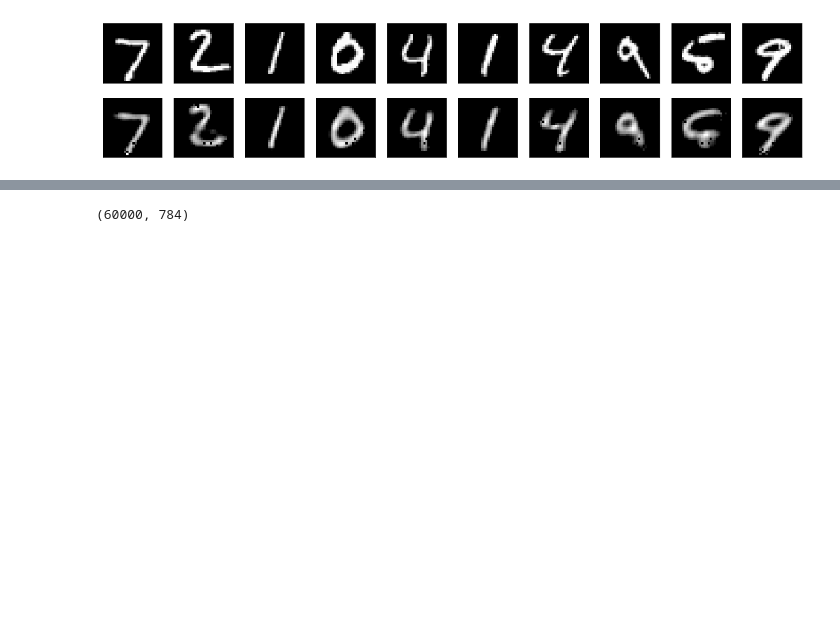
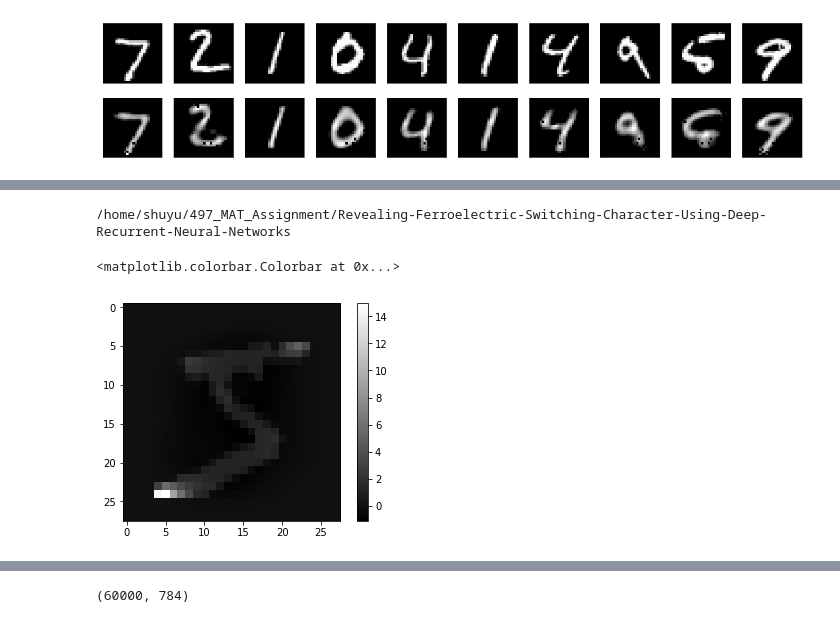
Before and after one commit to shuyuqin/497_MAT_Assignment, a Jupyter notebook: toy_model.ipynb, the cells around one changed output, grey strips where cells are left out. Saved outputs shown, nothing was run; the diff lists cells and outputs as text; code cells hidden in the pictures; blank space fills up the shorter version.

```diff
--- a/toy_model.ipynb
+++ b/toy_model.ipynb
@@ -252,0 +321,6 @@ autoencoder.compile(optimizer='adam', loss='mse')
+# %%
+autoencoder.fit(x_train, x_train,
+                epochs=50,
+                batch_size=128,
+                shuffle=True,
+                validation_data=(x_test, x_test))
@@ -252,0 +356,22 @@ autoencoder.compile(optimizer='adam', loss='mse')
+# %%
+input_img = Input(shape=(784, 1))  # adapt this if using `channels_first` image data format
+x = Conv1D(16, 3, activation='relu', padding='same')(input_img)
+x = MaxPooling1D(2, padding='same')(x)
+x = Conv1D(8, 3, activation='relu', padding='same')(x)
+x = MaxPooling1D(2, padding='same')(x)
+x = Conv1D(8, 3, activation='relu', padding='same')(x)
+encoded = MaxPooling1D(2, padding='same')(x)
+
+
+# at this point the representation is (4, 4, 8) i.e. 128-dimensional
+
+x = Conv1D(8, 3, activation='relu', padding='same')(encoded)
+x = UpSampling1D(2)(x)
+x = Conv1D(8, 3, activation='relu', padding='same')(x)
+x = UpSampling1D(2)(x)
+x = Conv1D(16, 3, activation='relu', padding='same')(x)
+x = UpSampling1D(2)(x)
+decoded = Conv1D(1, 3, activation='linear', padding='same')(x)
+
+autoencoder = Model(input_img, decoded)
+autoencoder.compile(optimizer='adam', loss='mse')
@@ -252,0 +398,10 @@ autoencoder.compile(optimizer='adam', loss='mse')
+# %%
+x_train = np.atleast_3d(x_train)
+x_test = np.atleast_3d(x_test)
+
+
+autoencoder.fit(x_train, x_train,
+                epochs=50,
+                batch_size=512,
+                shuffle=True,
+                validation_data=(x_test, x_test))
@@ -252,0 +427,4 @@ autoencoder.compile(optimizer='adam', loss='mse')
+# %%
+cd Revealing-Ferroelectric-Switching-Character-Using-Deep-Recurrent-Neural-Networks/
+# %% [output]
+/home/shuyu/497_MAT_Assignment/Revealing-Ferroelectric-Switching-Character-Using-Deep-Recurrent-Neural-Networks
@@ -252,0 +433,6 @@ autoencoder.compile(optimizer='adam', loss='mse')
+# %%
+plt.imshow(x_train[0,:,0].reshape(28,28))
+plt.colorbar()
+# %% [output]
+<matplotlib.colorbar.Colorbar at 0x...>
+[figure, added]
```
Also changed, not shown: parts of 41 cells of this notebook.
